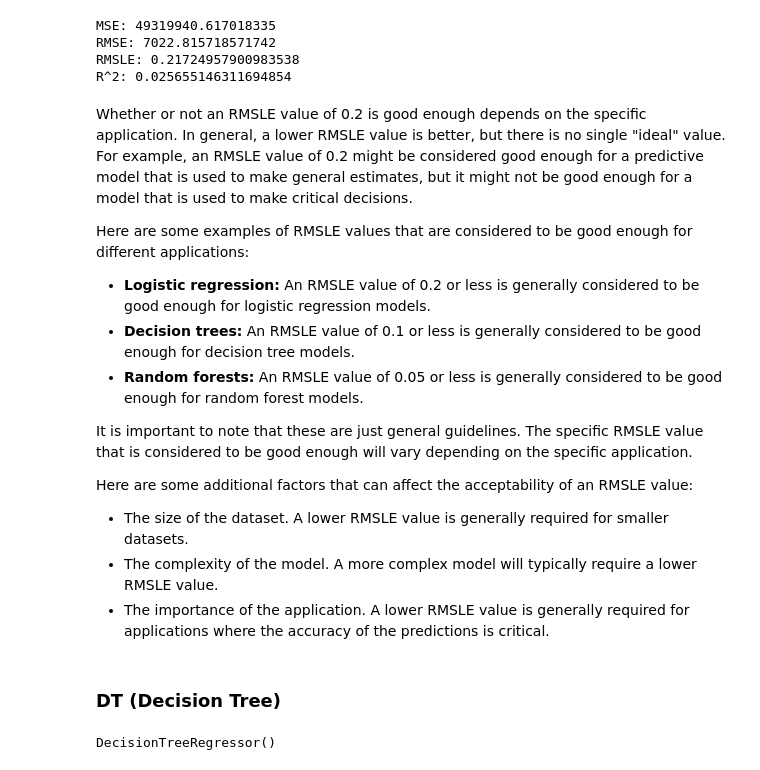
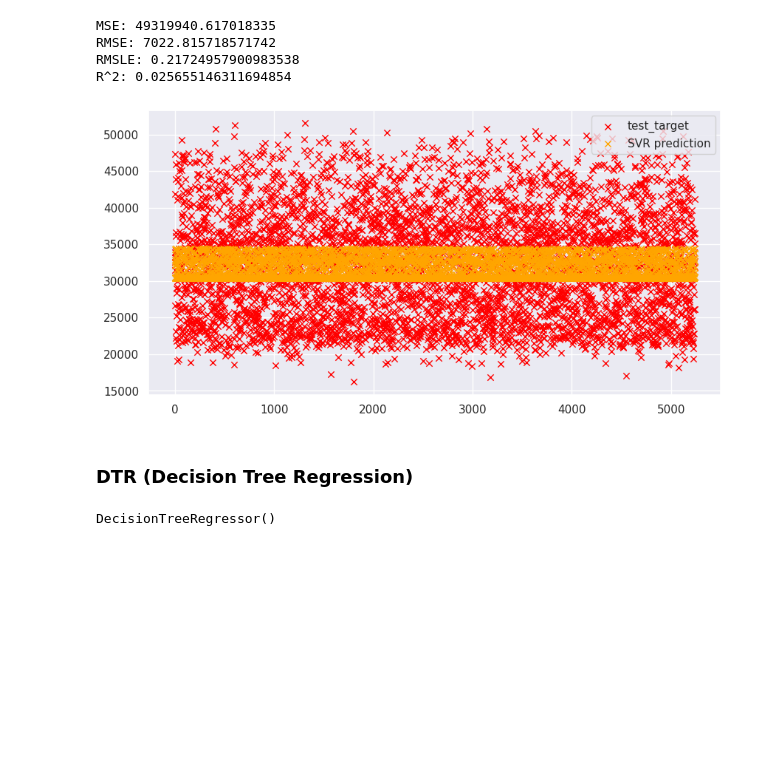
Before and after one commit to KnightChaser/ML-challenge, a Jupyter notebook: EX_challenging_problems/03_power_consumption_prediction/electricity_usage_prediction_challenge.ipynb, the cells around one changed output. Drawn from its saved outputs; the diff is of its cells as text; code cells hidden in the pictures; blank space fills up the shorter version.

```diff
--- a/EX_challenging_problems/03_power_consumption_prediction/electricity_usage_prediction_challenge.ipynb
+++ b/EX_challenging_problems/03_power_consumption_prediction/electricity_usage_prediction_challenge.ipynb
@@ -82,22 +98,17 @@ MSE: 49319940.617018335
 RMSE: 7022.815718571742
 RMSLE: 0.21724957900983538
 R^2: 0.025655146311694854
-# %% [markdown]
-Whether or not an RMSLE value of 0.2 is good enough depends on the specific application. In general, a lower RMSLE value is better, but there is no single "ideal" value. For example, an RMSLE value of 0.2 might be considered good enough for a predictive model that is used to make general estimates, but it might not be good enough for a model that is used to make critical decisions.
-
-Here are some examples of RMSLE values that are considered to be good enough for different applications:
-
-* **Logistic regression:** An RMSLE value of 0.2 or less is generally considered to be good enough for logistic regression models.
-* **Decision trees:** An RMSLE value of 0.1 or less is generally considered to be good enough for decision tree models.
-* **Random forests:** An RMSLE value of 0.05 or less is generally considered to be good enough for random forest models.
-
-It is important to note that these are just general guidelines. The specific RMSLE value that is considered to be good enough will vary depending on the specific application.
-
-Here are some additional factors that can affect the acceptability of an RMSLE value:
-
-* The size of the dataset. A lower RMSLE value is generally required for smaller datasets.
-* The complexity of the model. A more complex model will typically require a lower RMSLE value.
-* The importance of the application. A lower RMSLE value is generally required for applications where the accuracy of the predictions is critical.
+# %%
+plt.figure(figsize = (10, 5))
+
+plt.scatter([x for x in range(len(test_target))], test_target, label = "test_target", color = "red", marker = "x", linewidth = 1)
+plt.scatter([x for x in range(len(test_target))], SVR_prediction, label = "SVR prediction", color = "orange", marker = "x", linewidth = 1)
+plt.legend()
+plt.show()
+
+# Looks too inaccurate
+# %% [output]
+[figure, added]
 # %% [markdown]
-### DT (Decision Tree)
+### DTR (Decision Tree Regression)
 # %%
```
Also changed, not shown: parts of 8 cells of this notebook.
